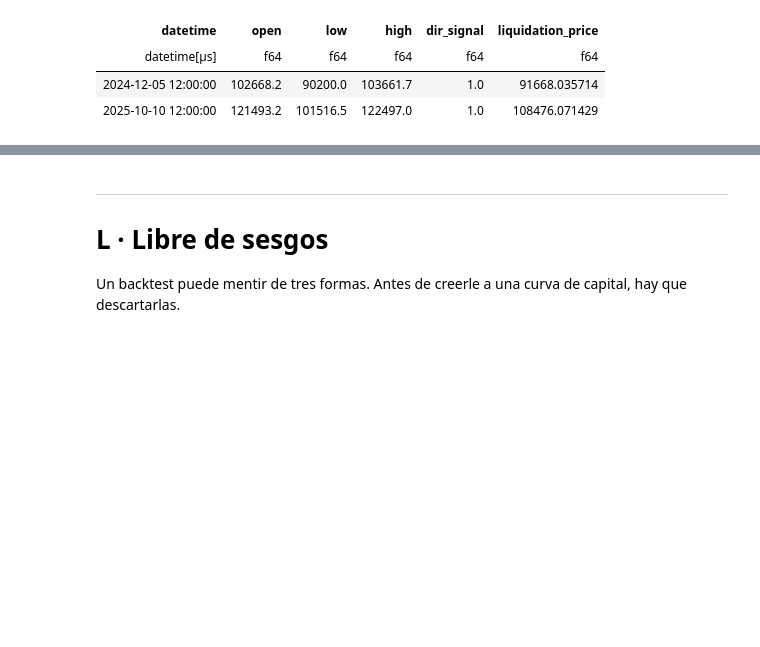
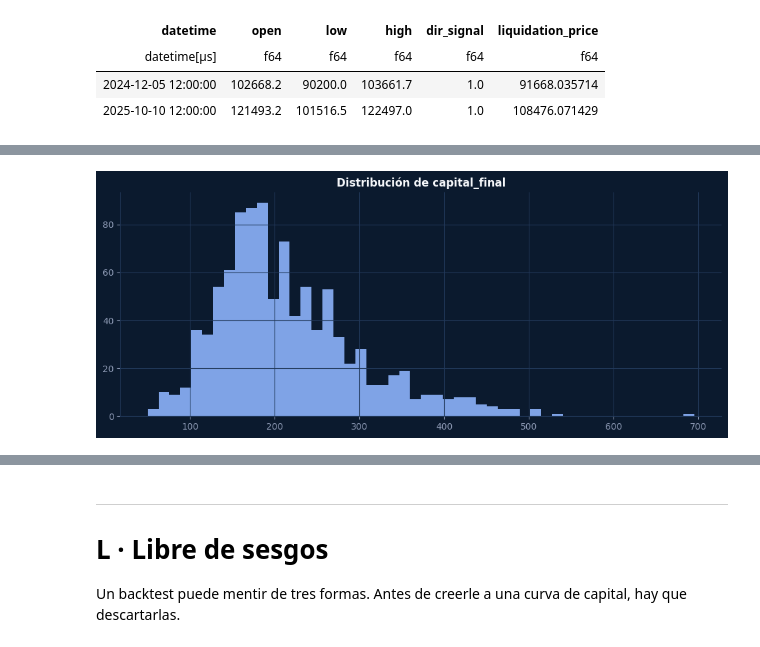
Before and after one commit to JuliRey2000/metodo_CASTLE_castlequant.com, a Jupyter notebook: castle2_simulacion_tamano_sesgos.ipynb, the cells around one changed output, grey strips where cells are left out. Saved outputs shown, nothing was run; the diff lists cells and outputs as text; code cells hidden in the pictures; blank space fills up the shorter version.

```diff
--- a/castle2_simulacion_tamano_sesgos.ipynb
+++ b/castle2_simulacion_tamano_sesgos.ipynb
@@ -815,0 +831,5 @@ shape: (2, 6)
+# %%
+# capital final de los 1.000 escenarios
+research.plot_distribution(pl.DataFrame({'capital_final': paths[:, -1]}), 'capital_final', 50)
+# %% [output]
+[figure, added]
```
Also changed, not shown: parts of 8 cells of this notebook, 2 other files.
